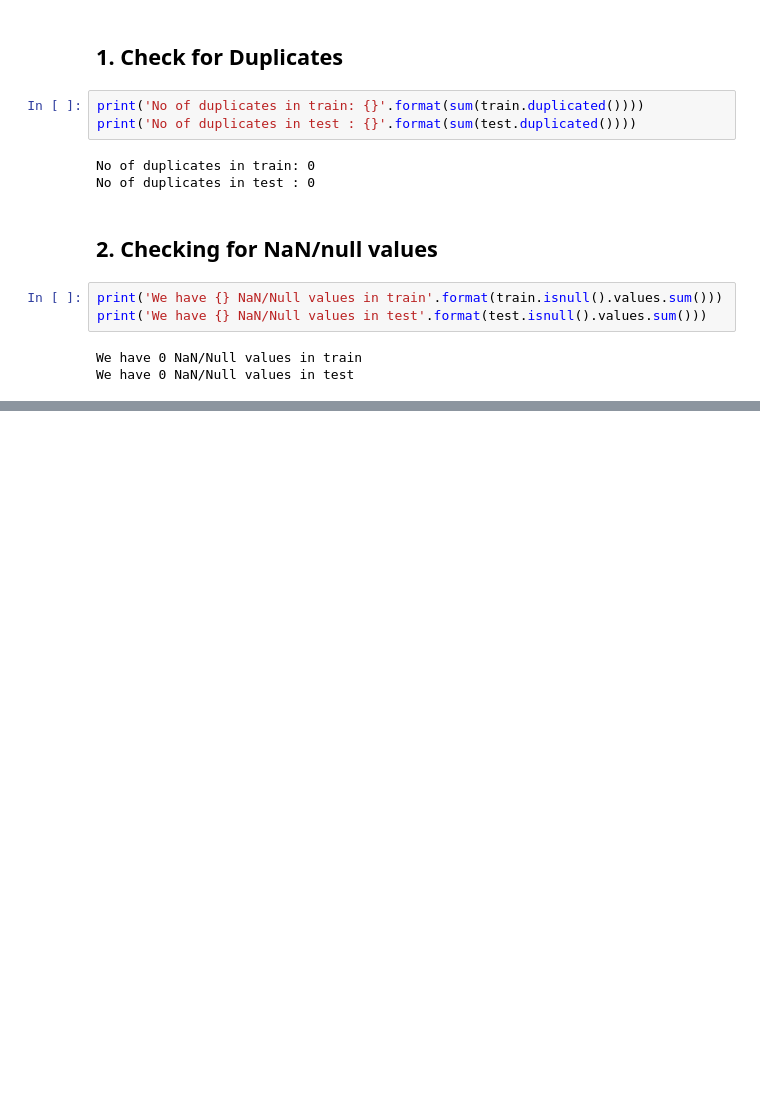
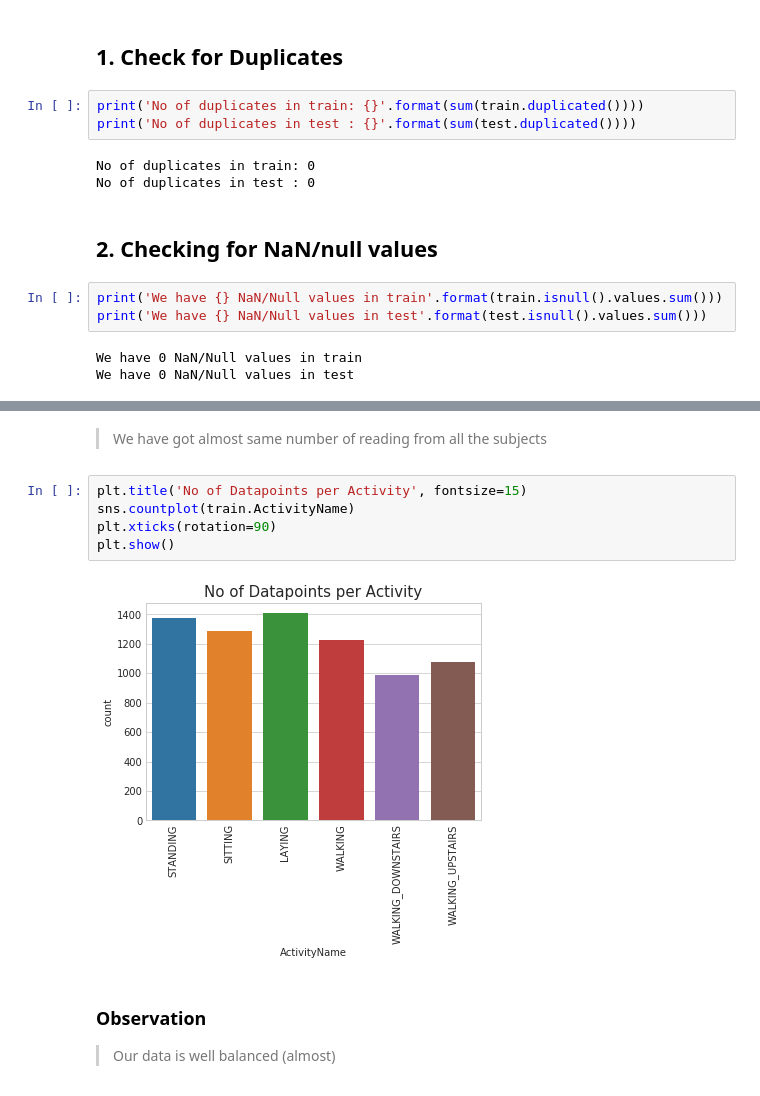
Before and after one commit to elhaidi/Human-Activity-Recognition, a Jupyter notebook: Human Activity notebook.ipynb, the cells around one changed output, grey strips where cells are left out. Saved outputs shown, nothing was run; the diff lists cells and outputs as text; blank space fills up the shorter version.

```diff
--- a/Human Activity notebook.ipynb
+++ b/Human Activity notebook.ipynb
@@ -219,3 +234,15 @@ We have 0 NaN/Null values in test
+# %% [markdown]
+> We have got almost same number of reading from all the subjects
+# %%
+plt.title('No of Datapoints per Activity', fontsize=15)
+sns.countplot(train.ActivityName)
+plt.xticks(rotation=90)
+plt.show()
+# %% [output]
+[figure, added]
+# %% [markdown]
+### Observation
+> Our data is well balanced (almost)
 # %%
 # Data Cleaning
 
```
Also changed, not shown: parts of 4 cells of this notebook.
